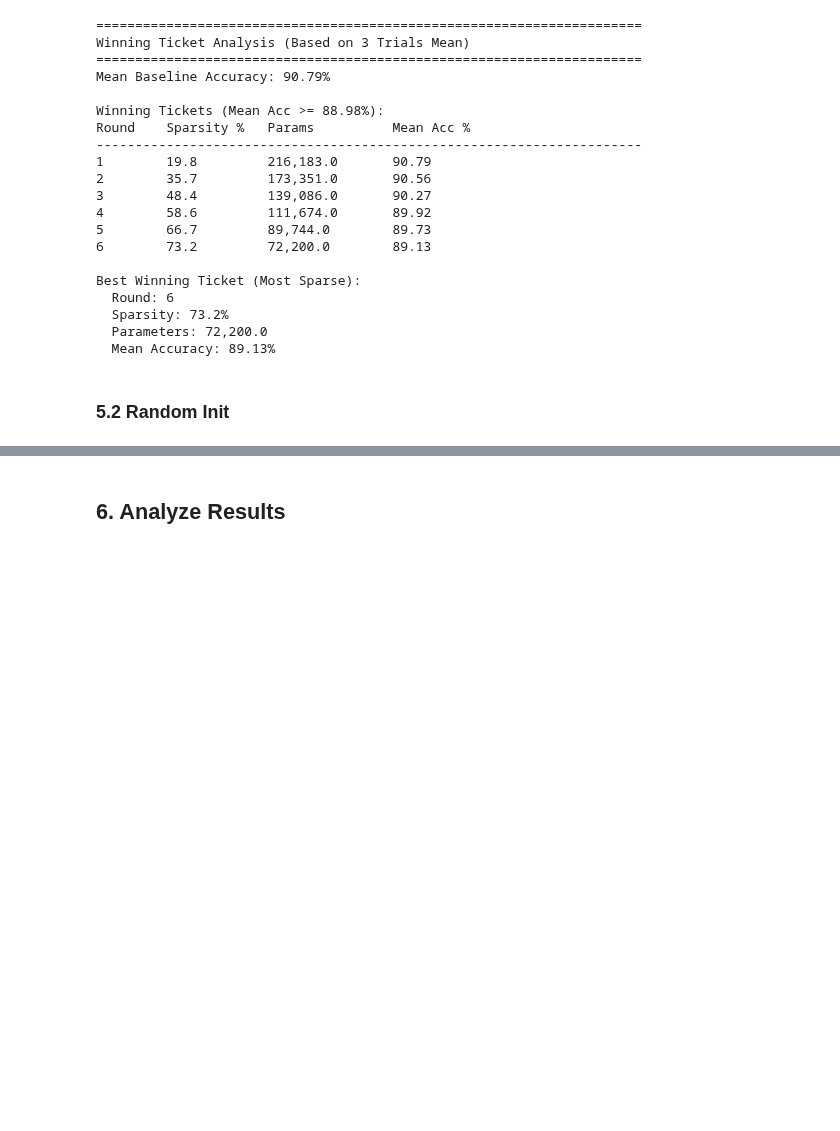
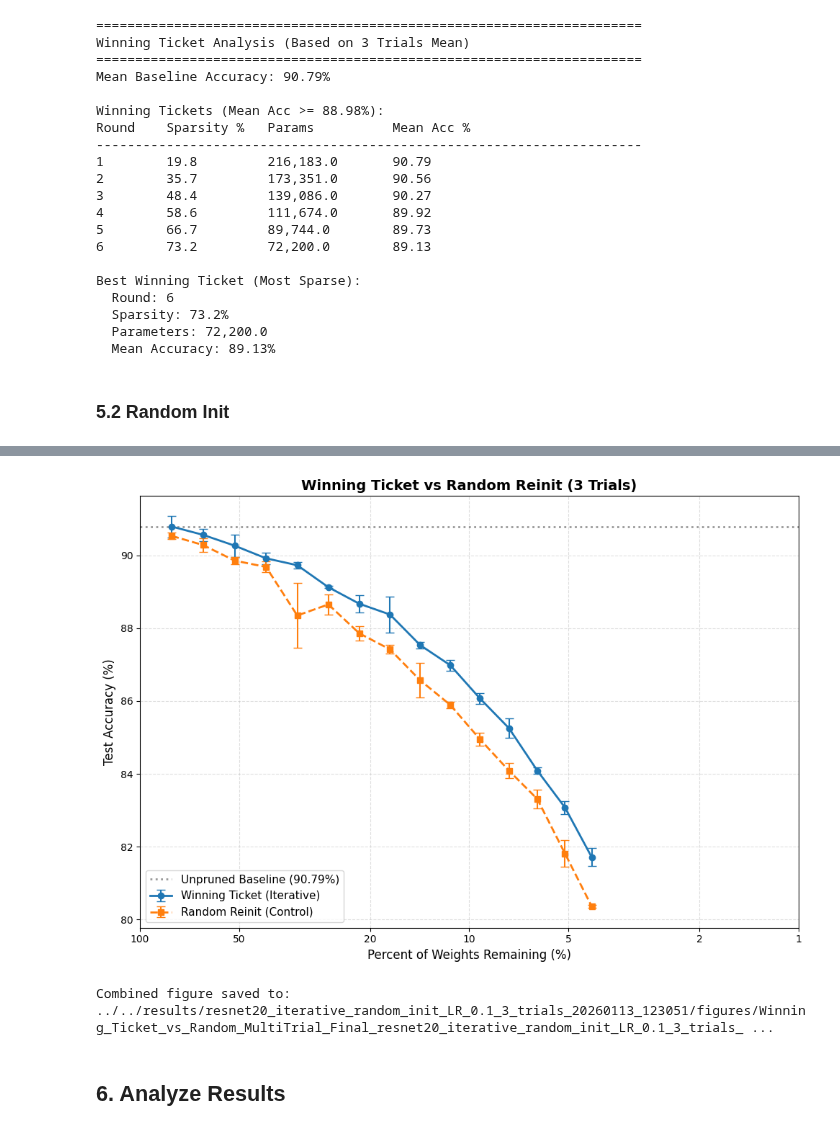
Before and after one commit to Jerry0209/ee411-lottery-ticket-hypothesis, a Jupyter notebook: notebooks/jerry/resnet18_iterative_random_init_experiment_LR_0.1_3_trials.ipynb, the cells around one changed output, grey strips where cells are left out. Drawn from its saved outputs; the diff is of its cells as text; code cells hidden in the pictures; blank space fills up the shorter version.

```diff
--- a/notebooks/jerry/resnet18_iterative_random_init_experiment_LR_0.1_3_trials.ipynb
+++ b/notebooks/jerry/resnet18_iterative_random_init_experiment_LR_0.1_3_trials.ipynb
@@ -1633,3 +1339,75 @@ print(f"图表已保存至: {save_comparison_fig_path}")
+# %%
+# --- Configuration ---
+# Ensure these variables exist from your previous cells
+# Iterative Data (Winning Ticket)
+x_iter = np.array(remaining_params_pct)
+y_iter_mean = np.array(acc_means)
+y_iter_std = np.array(acc_stds)
+
+# Random Init Data (Control)
+x_rnd = np.array(remaining_params_pct_rnd)
+y_rnd_mean = np.array(acc_means_rnd)
+y_rnd_std = np.array(acc_stds_rnd)
+
+# --- Visualize: Winning Ticket vs Random Reinit (Combined) ---
+fig, ax = plt.subplots(1, 1, figsize=(10, 7))
+
+# ==============================================================================
+# 1. Plot Winning Ticket (Iterative Pruning) -> Solid Line
+# ==============================================================================
+ax.errorbar(x_iter, y_iter_mean, yerr=y_iter_std, fmt='o-',
+             linewidth=2, markersize=6, capsize=4, elinewidth=1.5,
+             color='tab:blue', ecolor='tab:blue', label='Winning Ticket (Iterative)')
+
+# ==============================================================================
+# 2. Plot Random Reinit (Control) -> Dashed Line
+# ==============================================================================
+ax.errorbar(x_rnd, y_rnd_mean, yerr=y_rnd_std, fmt='s--',
+             linewidth=2, markersize=6, capsize=4, elinewidth=1.5,
+             color='tab:orange', ecolor='tab:orange', label='Random Reinit (Control)')
+
+# ==============================================================================
+# 3. Baseline Handling
+# ==============================================================================
+# Use the Mean Baseline from the Iterative Pruning (Round 1)
+baseline_val = y_iter_mean[0]
+ax.axhline(y=baseline_val, color='grey', linestyle=':', linewidth=2,
+           label=f'Unpruned Baseline ({baseline_val:.2f}%)', alpha=0.8)
+
+# ==============================================================================
+# 4. Styling (Match Paper Style)
+# ==============================================================================
+ax.set_xlabel('Percent of Weights Remaining (%)', fontsize=12)
+ax.set_ylabel('Test Accuracy (%)', fontsize=12)
+ax.set_title(f'Winning Ticket vs Random Reinit ({n_trials} Trials)', fontsize=14, fontweight='bold')
+
+ax.grid(True, which="both", linestyle='--', alpha=0.4)
+ax.legend(fontsize=11, loc='best')
+
+# Use Log Scale for X-axis to match Figure 8 style (better visibility for high sparsity)
+ax.set_xscale('log')
+ax.invert_xaxis()  # 100% -> 0%
+
+# Set Custom Ticks for Log Scale (100, 50, 20, 10, 5, 2, 1)
+ticks = [100, 50, 20, 10, 5, 2, 1]
+ax.set_xticks(ticks)
+ax.set_xticklabels([str(t) for t in ticks])
+ax.minorticks_off() # Turn off minor ticks to look cleaner
+
+plt.tight_layout()
+
+# ==============================================================================
+# 5. Save Figure
+# ==============================================================================
+if 'fig_dir' not in globals(): fig_dir = "."
+combined_fig_path = os.path.join(fig_dir, f"Winning_Ticket_vs_Random_MultiTrial_Final_{run_id}.png")
+plt.savefig(combined_fig_path, dpi=300)
+plt.show()
+
+print(f"Combined figure saved to: {combined_fig_path}")
+# %% [output]
+[figure, added]
+Combined figure saved to: ../../results/resnet20_iterative_random_init_LR_0.1_3_trials_20260113_123051/figures/Winning_Ticket_vs_Random_MultiTrial_Final_resnet20_iterative_random_init_LR_0.1_3_trials_ ...
 # %% [markdown]
 ## 6. Analyze Results
 # %% [markdown]
```
Also changed, not shown: parts of 10 cells of this notebook, 3 other files.
